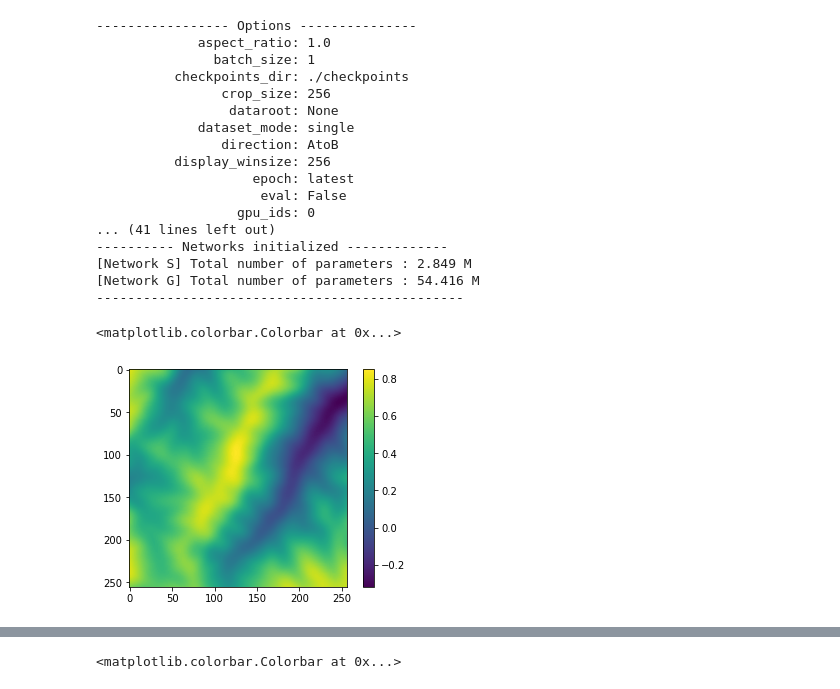
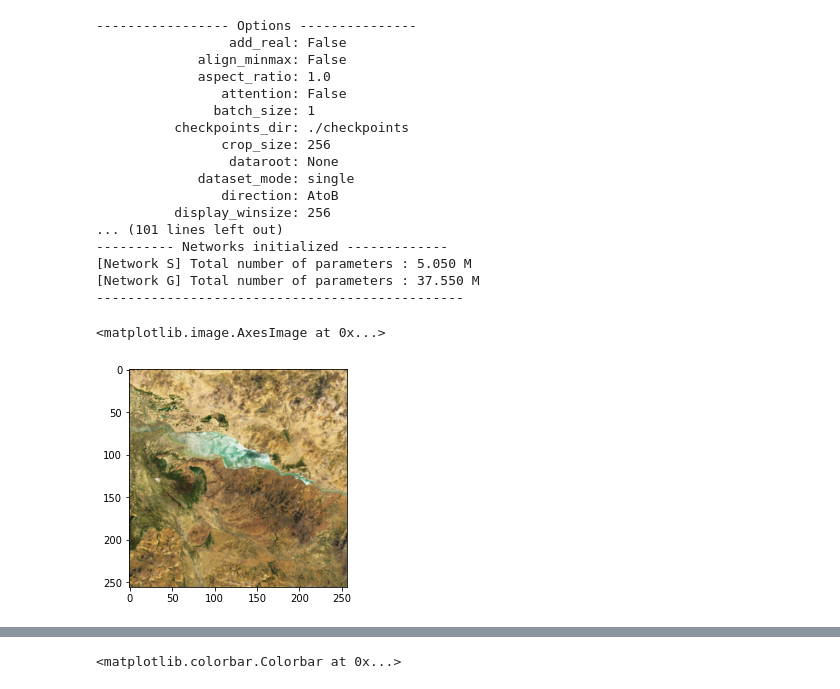
Before and after one commit to jayin92/TerrainGAN, a Jupyter notebook: custom_test.ipynb, the cells around one changed output, grey strips where cells are left out. Drawn from its saved outputs; the diff is of its cells as text; code cells hidden in the pictures.

```diff
--- a/custom_test.ipynb
+++ b/custom_test.ipynb
@@ -10,43 +10,39 @@ import torchvision as tv
 
 opt = TestOptions().parse()  # get test options
 # hard-code some parameters for test
-opt.num_threads = 0   # test code only supports num_threads = 1
+opt.num_threads = 1  # test code only supports num_threads = 1
 opt.batch_size = 1    # test code only supports batch_size = 1
 opt.serial_batches = True  # disable data shuffling; comment this line if results on randomly chosen images are needed.
 opt.no_flip = True    # no flip; comment this line if results on flipped images are needed.
 opt.display_id = -1   # no visdom display; the test code saves the results to a HTML file.
-opt.model='vae_pix2pix'
-opt.netG='unet_256'
-opt.dataroot='/home/host/data/training/height29_30km_pix2pix_sat_all_gau0.3'
+opt.model='vae_pix2pix2'
+opt.netG='unet_4'
+opt.dataroot='/home/host/data/training/height29_30km_pix2pix_sathei_all_med29'
 opt.preprocess = []
 opt.dataset_mode='aligned'
-opt.name='1207_vae_sat_all'
-opt.norm='batch'
-opt.epoch=390
-opt.input_nc=1
-opt.output_nc=3
+opt.name = '0121b_vae_sathei_all'
+opt.norm = 'batch'
+opt.ngf = 60
+opt.useVAE3 = True
+
+# opt.epoch=390
+# opt.input_nc=1
+# opt.output_nc=3
 opt.preprocess=[]
-sat_model = create_model(opt)
-sat_model.setup(opt)
-sat_model.eval()
-
-opt.model='vae_pix2pix'
-opt.dataroot='/home/host/data/training/height29_30km_pix2pix_hei_all_gau0.3/'
-opt.name='1213_vae_hei_all'
-opt.input_nc=1
-opt.output_nc=1
-opt.epoch="latest"
-hei_model = create_model(opt)
-hei_model.setup(opt)
-hei_model.eval()
+model = create_model(opt)
+model.setup(opt)
+model.eval()
 
 # latent_mean, U=torch.load('latent_data/mean_and_pca')
 
-device='cuda:0'
+device='cuda:1'
 # U=U.to(device).float()
 # %% [output]
 ----------------- Options ---------------
+                 add_real: False
+             align_minmax: False
              aspect_ratio: 1.0
+                attention: False
                batch_size: 1
           checkpoints_dir: ./checkpoints
                 crop_size: 256
@@ -54,13 +50,10 @@ device='cuda:0'
              dataset_mode: single
                 direction: AtoB
           display_winsize: 256
-                    epoch: latest
-                     eval: False
-                  gpu_ids: 0
-... (41 lines left out)
+... (101 lines left out)
 ---------- Networks initialized -------------
-[Network S] Total number of parameters : 2.849 M
-[Network G] Total number of parameters : 54.416 M
+[Network S] Total number of parameters : 5.050 M
+[Network G] Total number of parameters : 37.550 M
 -----------------------------------------------
 # %%
 transform_hei = tv.transforms.Compose([tv.transforms.ToTensor(),
@@ -71,28 +64,32 @@ transform_sat = tv.transforms.Compose([tv.transforms.ToTensor(),
                                       ])
 # %%
 from PIL import Image
-img_A_hei = Image.open("results/1029_vae_hei_all/test_latest/images/00_0000_N27E101_real_A.png")
-img_B_hei = Image.open("results/1210_vae_hei_all/val_latest/images/02_0000_N27E086_real_B.png")
+real_A = Image.open("results/0121b_vae_sathei_all/val_latest/images/Arge_29_0000_S49W075_real_A.png")
+real_B = Image.open("results/0121b_vae_sathei_all/val_latest/images/Hima_29_0000_N29E083_real_B.png")
+real_C = Image.open("results/0121b_vae_sathei_all/val_latest/images/Arge_29_0000_S49W075_real_C.png")
 
 # img_A_hei = Image.open("Structure.png")
 # img_B_hei = Image.open("results/1026_vae_sat_all/test_latest/images/29_0000_N56W131_real_A.png")
-img_A_sat = Image.open("results/1026_vae_sat_all/test_latest/images/29_0001_N27E101_real_A.png")
-img_B_sat = Image.open("results/1026_vae_sat_all/test_latest/images/29_0001_N55W131_real_B.png")
-A_hei = transform_hei(img_A_hei)[:1, :, :].unsqueeze(0).to(device)
-B_hei = transform_hei(img_B_hei)[:1, :, :].unsqueeze(0).to(device)
-A_sat = transform_sat(img_A_sat)[:1, :, :].unsqueeze(0).to(device)
-B_sat = transform_sat(img_B_sat).unsqueeze(0).to(device)
+# img_A_sat = Image.open("results/1026_vae_sat_all/test_latest/images/29_0001_N27E101_real_A.png")
+# img_B_sat = Image.open("results/1026_vae_sat_all/test_latest/images/29_0001_N55W131_real_B.png")
+real_A = transform_hei(real_A)[:1, :, :].unsqueeze(0).to(device)
+real_B = transform_sat(real_B)[:, :, :].unsqueeze(0).to(device)
+real_C = transform_hei(real_C)[:1, :, :].unsqueeze(0).to(device)
+# A_hei = transform_hei(img_A_hei)[:1, :, :].unsqueeze(0).to(device)
+# B_hei = transform_hei(img_B_hei)[:1, :, :].unsqueeze(0).to(device)
+# A_sat = transform_sat(img_A_sat)[:1, :, :].unsqueeze(0).to(device)
+# B_sat = transform_sat(img_B_sat).unsqueeze(0).to(device)
 # %%
 import numpy as np
 latent_hei = torch.tensor(np.zeros((1, 16, 256, 256)),  dtype=torch.float).to(device)
 latent_sat = torch.tensor(np.random.rand(1, 16, 256, 256) * 2 - 1,  dtype=torch.float).to(device)
 # %%
 import matplotlib.pyplot as plt
-plt.imshow(A_hei[0, 0].cpu().detach())
-plt.colorbar()
+plt.imshow(((real_B[0] + 1) / 2).cpu().detach().permute(1,2,0))
+# plt.colorbar()
 # %% [output]
-<matplotlib.colorbar.Colorbar at 0x...>
+<matplotlib.image.AxesImage at 0x...>
-[figure, old version]
+[figure, new version]
 # %%
 # input_hei = torch.cat((A_hei, latent_hei), dim=1)
 
```
Also changed, not shown: parts of 3 cells of this notebook, 11 other files.
